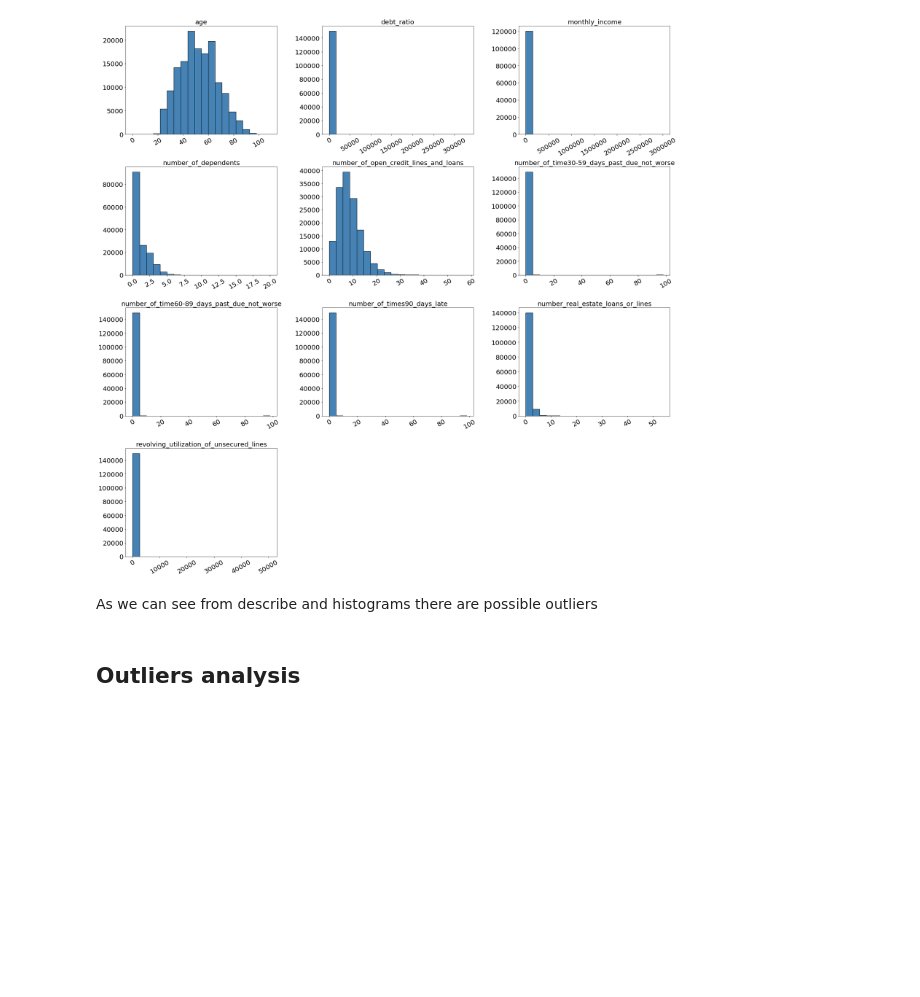
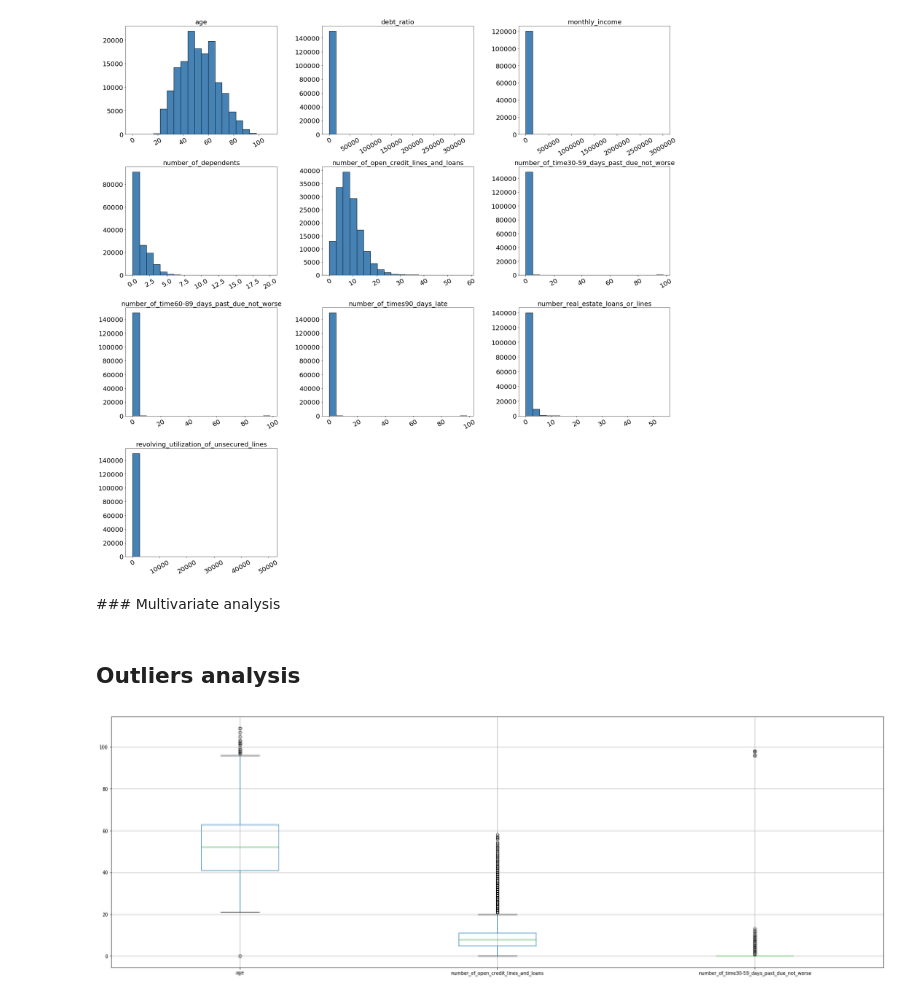
Before and after one commit to renzobechler-zz/credits_eda, a Jupyter notebook: notebooks/credits_eda.ipynb, the cells around one changed output. Cells and saved outputs as stored; diff of their text form; code cells hidden in the pictures; blank space fills up the shorter version.

```diff
--- a/notebooks/credits_eda.ipynb
+++ b/notebooks/credits_eda.ipynb
@@ -138,5 +165,5 @@ plt.show()
  'number_of_times90_days_late' 'number_real_estate_loans_or_lines'
  'number_of_time60-89_days_past_due_not_worse' 'number_of_dependents']
 [figure]
-# %% [markdown]
-As we can see from describe and histograms there are possible outliers
+# %% [markdown]
+### Multivariate analysis
@@ -143,2 +177,7 @@ As we can see from describe and histograms there are possible outliers
 # %% [markdown]
 ## Outliers analysis
+# %%
+columns_to_plot = ['age', 'number_of_open_credit_lines_and_loans', 'number_of_time30-59_days_past_due_not_worse']
+ax = credit_data[columns_to_plot].boxplot(vert=True, figsize=(30,10));
+# %% [output]
+[figure, added]
```
Also changed, not shown: parts of 41 cells of this notebook, 3 other files.
